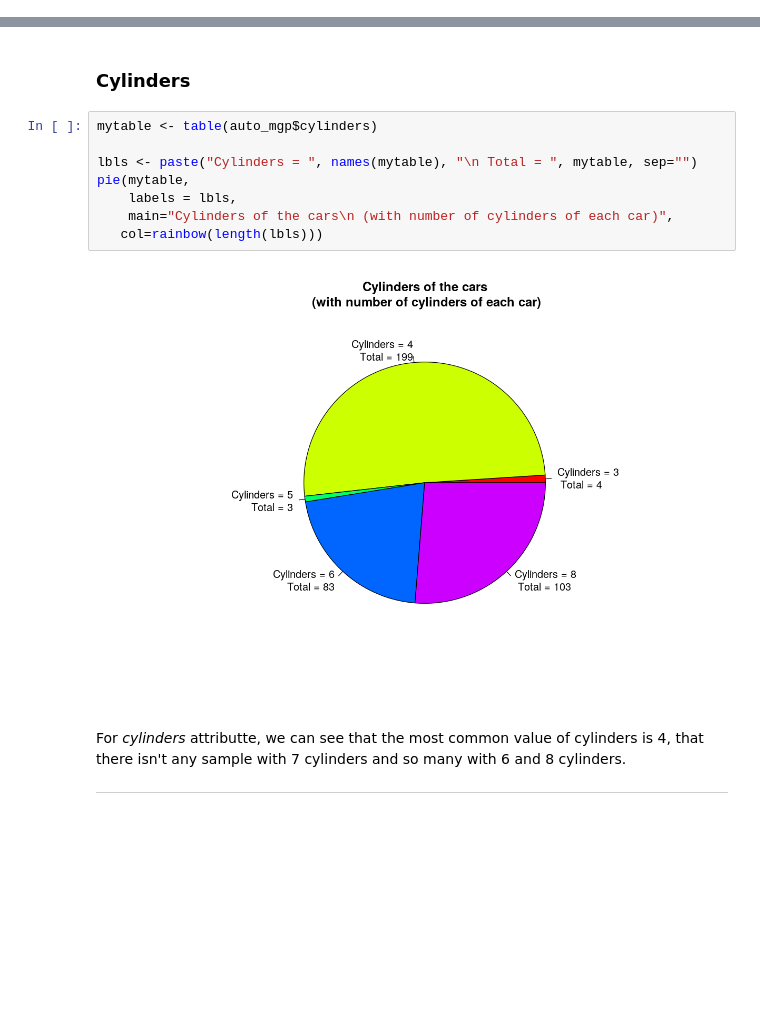
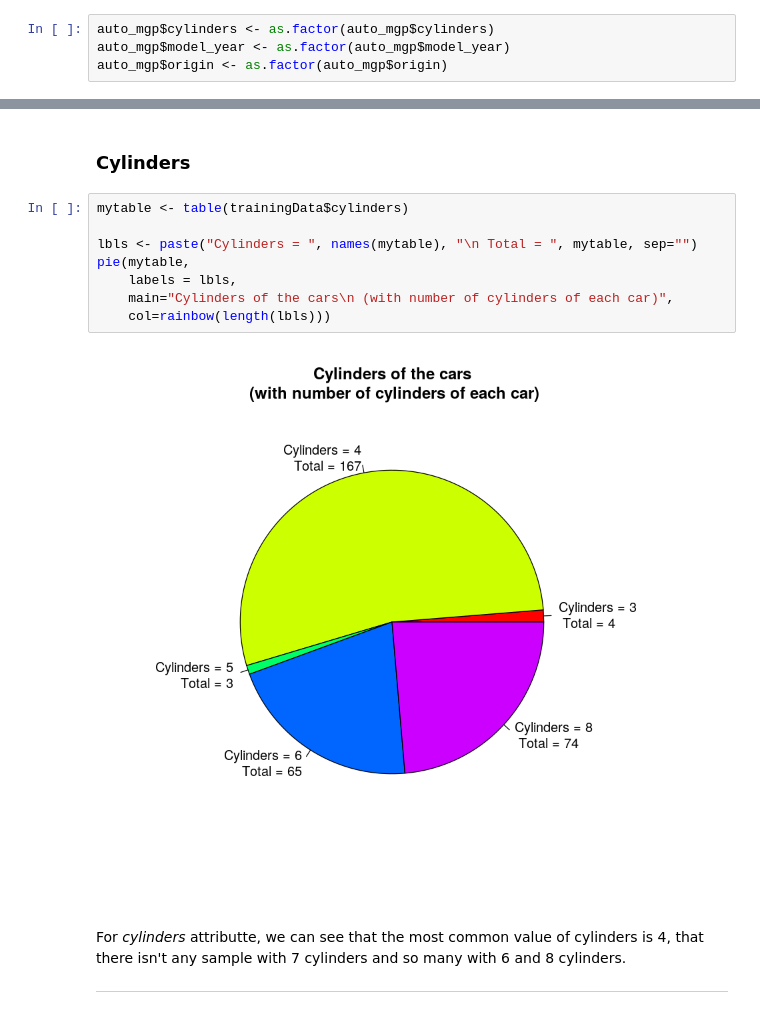
Before and after one commit to rperezvaz/ADA-ASSIGNMENT-I, a Jupyter notebook: Assignment I.ipynb, the cells around one changed output, grey strips where cells are left out. Saved outputs shown, nothing was run; the diff lists cells and outputs as text; blank space fills up the shorter version.

```diff
--- a/Assignment I.ipynb
+++ b/Assignment I.ipynb
@@ -113,3 +125,7 @@ auto_mgp$car_name <- NULL
+# %%
+auto_mgp$cylinders <- as.factor(auto_mgp$cylinders)
+auto_mgp$model_year <- as.factor(auto_mgp$model_year)
+auto_mgp$origin <- as.factor(auto_mgp$origin)
 # %%
 head(auto_mgp)
 # %% [output]
@@ -269,15 +314,15 @@ We can observer that _mgp_ attributte it's close to a normal distribution. Skewn
 # %% [markdown]
 ### Cylinders
 # %%
-mytable <- table(auto_mgp$cylinders)
+mytable <- table(trainingData$cylinders)
 
 lbls <- paste("Cylinders = ", names(mytable), "\n Total = ", mytable, sep="")
 pie(mytable,
     labels = lbls,
     main="Cylinders of the cars\n (with number of cylinders of each car)",
-   col=rainbow(length(lbls)))
+    col=rainbow(length(lbls)))
 # %% [output]
-[figure, old version]
+[figure, new version]
 # %% [markdown]
 For _cylinders_ attributte, we can see that the most common value of cylinders is 4, that there isn't any sample with 7 cylinders and so many with 6 and 8 cylinders.
 
```
Also changed, not shown: parts of 57 cells of this notebook.
